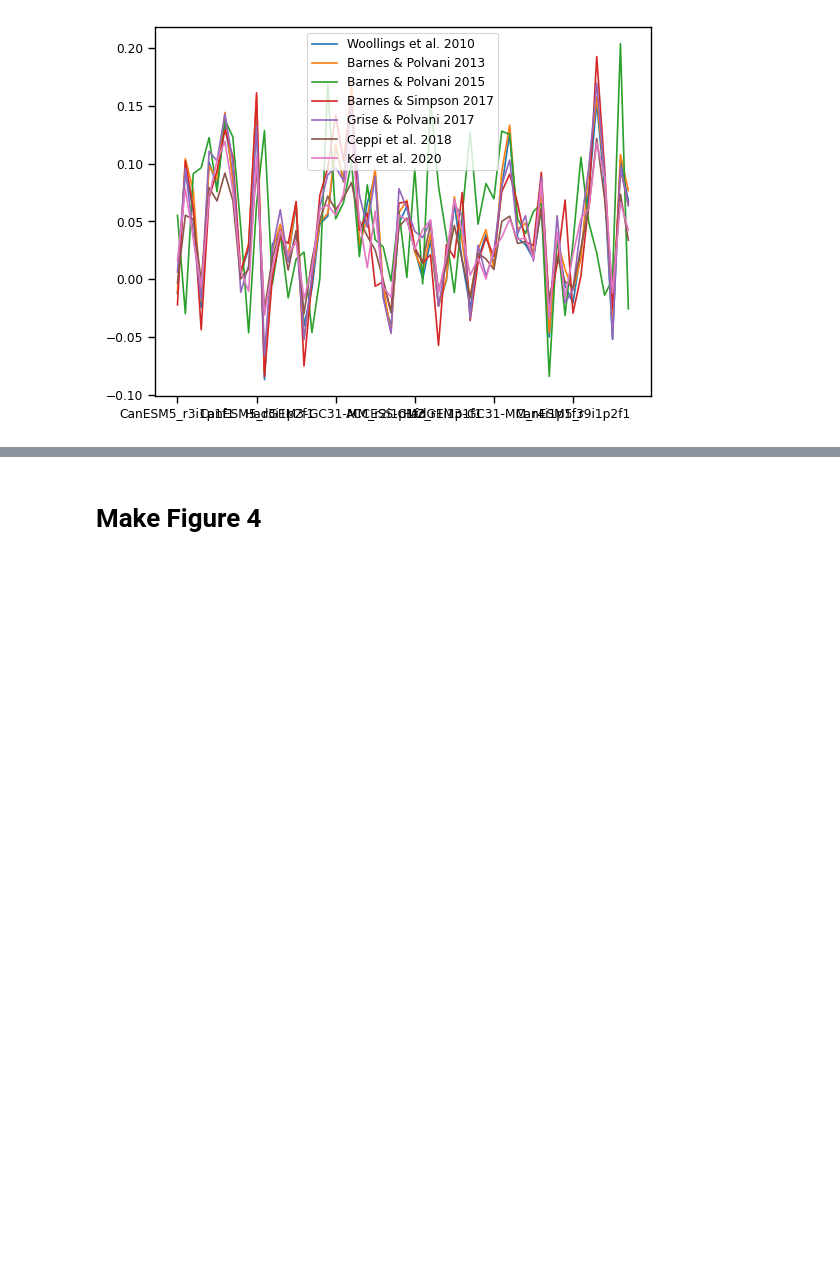
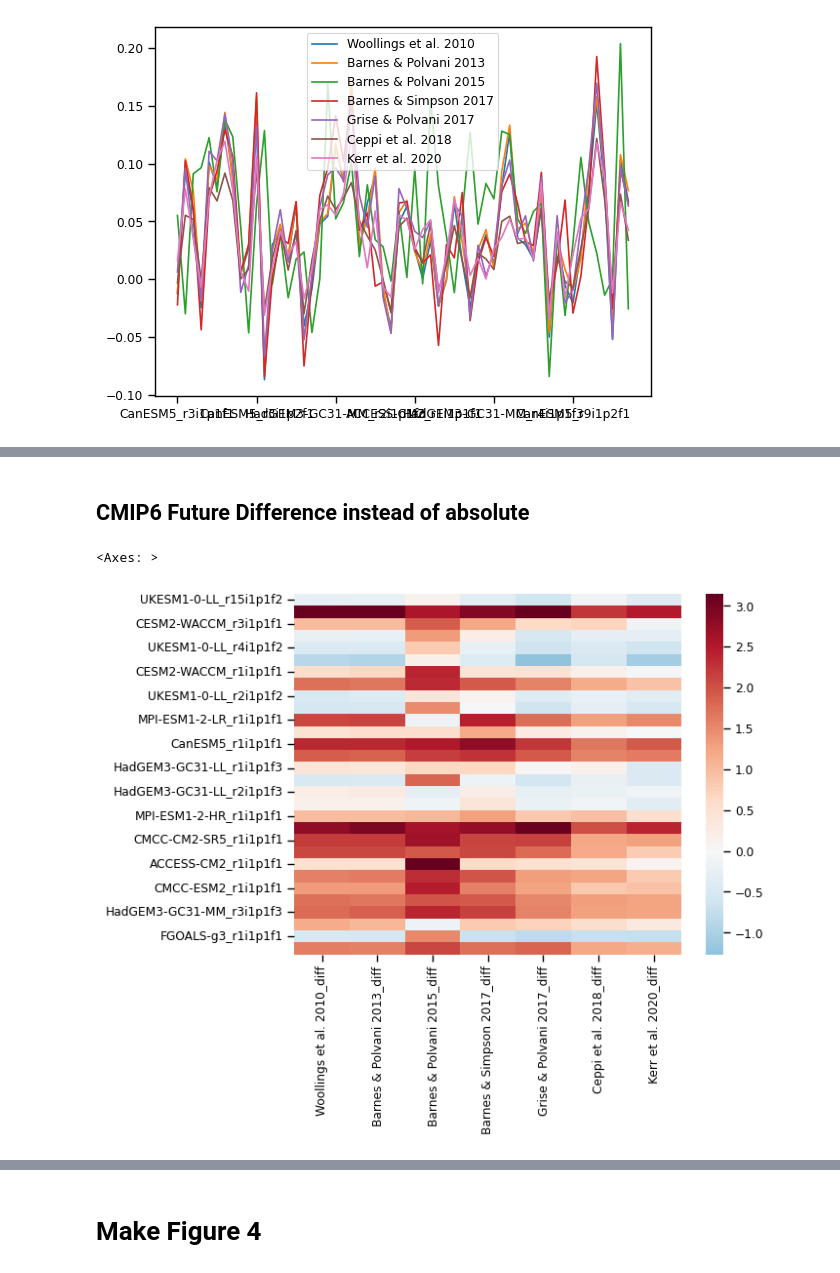
Before and after one commit to Thomasjkeel/uncertainty-in-npac-jet-shift, a Jupyter notebook: Figure_4.ipynb, the cells around one changed output, grey strips where cells are left out. Cells and saved outputs as stored; diff of their text form; code cells hidden in the pictures; blank space fills up the shorter version.

```diff
--- a/Figure_4.ipynb
+++ b/Figure_4.ipynb
@@ -791,0 +864,30 @@ ssp585_djf_jet_lat_trend_df.plot()
+# %% [markdown]
+## CMIP6 Future Difference instead of absolute
+# %%
+for metric in METRIC_NAMES:
+    if metric == "Bracegirdle et al. 2018":
+        continue
+    if metric == "Woollings et al. 2010":
+        ## i.e. if first value init the overall dataframe
+        metric_future_mean_diff = pd.DataFrame(djf_hist_rean_and_future_mean[metric].diff(axis=1).values[::,1],\
+                                          djf_hist_rean_and_future_mean[metric].index, columns=[metric+"_diff"])
+
+        metric_future_trend_diff = pd.DataFrame(djf_hist_rean_and_future_trend[metric].diff(axis=1).values[::,1],\
+                                          djf_hist_rean_and_future_trend[metric].index, columns=[metric+"_diff"])
+
+        continue
+    current_data_mean = pd.DataFrame(djf_hist_rean_and_future_mean[metric].diff(axis=1).values[::,1],\
+                                          djf_hist_rean_and_future_mean[metric].index, columns=[metric+"_diff"])
+
+    current_data_trends = pd.DataFrame(djf_hist_rean_and_future_trend[metric].diff(axis=1).values[::,1],\
+                                          djf_hist_rean_and_future_trend[metric].index, columns=[metric+"_diff"])
+
+    metric_future_mean_diff = pd.concat([metric_future_mean_diff, current_data_mean], axis=1)
+    metric_future_trend_diff = pd.concat([metric_future_trend_diff, current_data_trends], axis=1)
+# %%
+mean_diff_data = metric_future_mean_diff.dropna(how='all')
+# %%
+sns.heatmap(mean_diff_data, center=0, cmap='RdBu_r')
+# %% [output]
+<Axes: >
+[figure, added]
```
Also changed, not shown: parts of 46 cells of this notebook, 3 other files.
